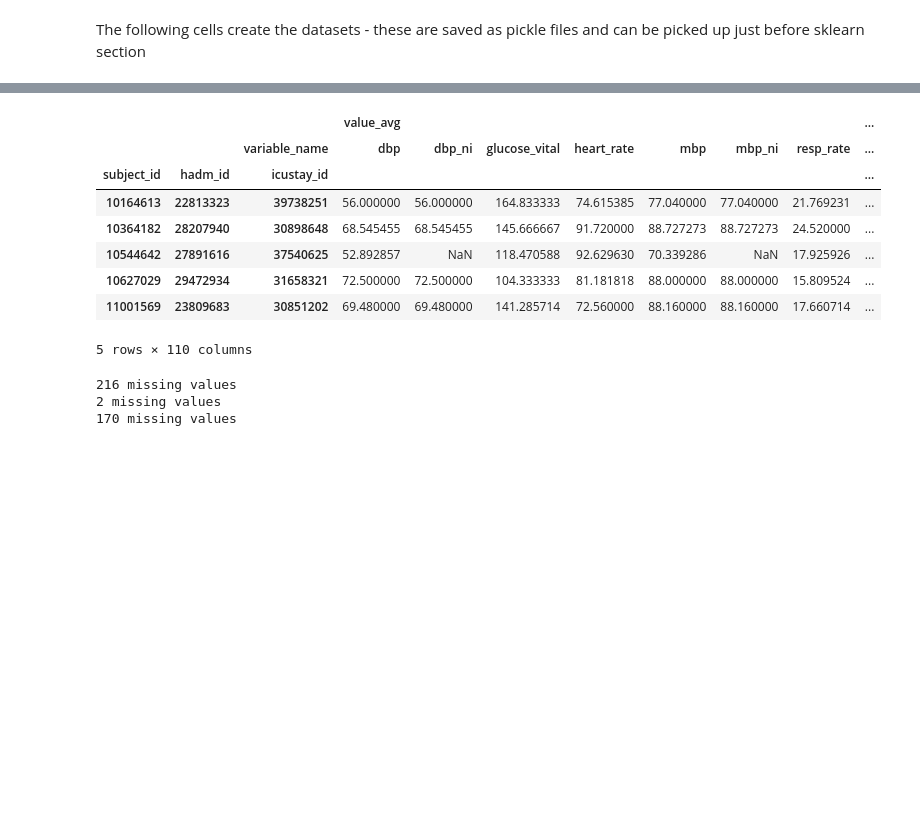
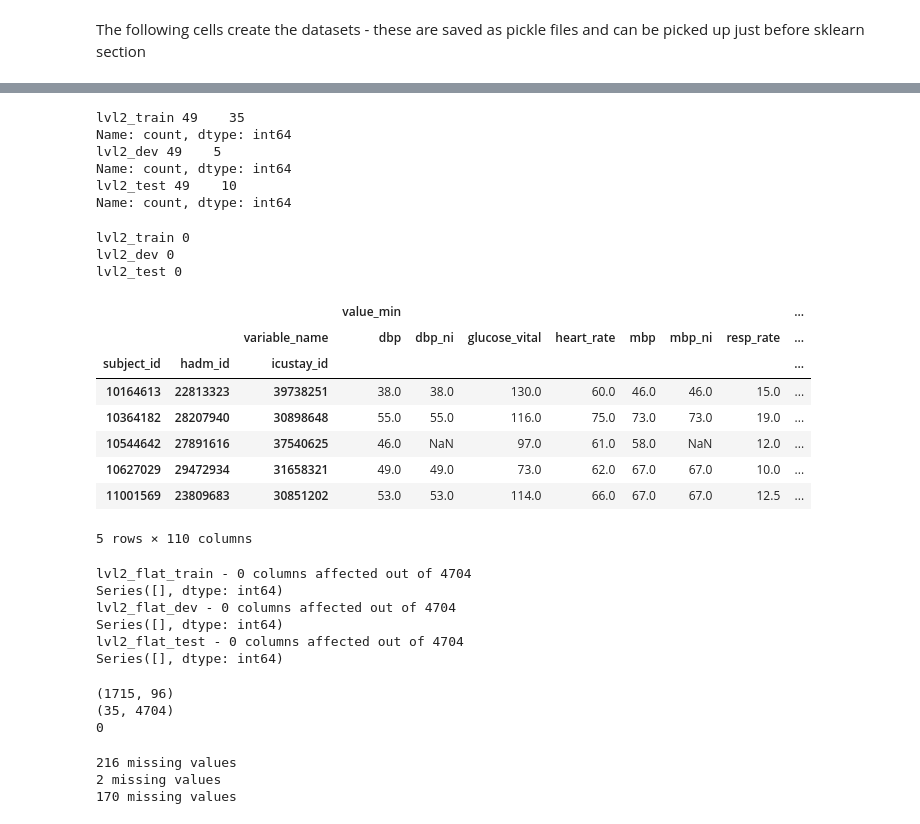
Before and after one commit to LizCrellin/msc_mimic_project, a Jupyter notebook: notebooks/1_Understand_Wang_pipeline.ipynb, the cells around one changed output, grey strips where cells are left out. Drawn from its saved outputs; the diff is of its cells as text; code cells hidden in the pictures; blank space fills up the shorter version.

Commit message:
Change pivot method to fix possible problem, diagnose problems and fix error creating missingness indicator

```diff
--- a/notebooks/1_Understand_Wang_pipeline.ipynb
+++ b/notebooks/1_Understand_Wang_pipeline.ipynb
@@ -238,35 +238,77 @@ hslm_stds = hslm_stds.replace(0, 1)
 lvl2_train.loc[:, idx[:, 'hours_since_last_measure']] = (lvl2_train.loc[:, idx[:, 'hours_since_last_measure']] - hslm_means)/hslm_stds
 lvl2_dev.loc[:, idx[:,'hours_since_last_measure']] = (lvl2_dev.loc[:, idx[:,'hours_since_last_measure']] - hslm_means)/hslm_stds
 lvl2_test.loc[:, idx[:,'hours_since_last_measure']] = (lvl2_test.loc[:, idx[:,'hours_since_last_measure']] - hslm_means)/hslm_stds
+# %%
+for name, df in [('lvl2_train', lvl2_train), ('lvl2_dev', lvl2_dev), ('lvl2_test', lvl2_test)]:
+    counts = df.groupby(level=['subject_id', 'hadm_id', 'icustay_id']).size()
+    print(name, counts.value_counts())
+# %% [output]
+lvl2_train 49    35
+Name: count, dtype: int64
+lvl2_dev 49    5
+Name: count, dtype: int64
+lvl2_test 49    10
+Name: count, dtype: int64
+# %%
+for name, df in [('lvl2_train', lvl2_train), ('lvl2_dev', lvl2_dev), ('lvl2_test', lvl2_test)]:
+    n = df.isnull().sum().sum()
+    print(name, n)
+# %% [output]
+lvl2_train 0
+lvl2_dev 0
+lvl2_test 0
 # %%
 # pivot the hourly representation to wide:
 # raw_train, raw_dev, raw_test, lvl2_train, lvl2_dev, lvl2_test = [                 # no need to call simple_imputer() here, as it's been called earlier on the full dataset.
 #     simple_imputer(df) for df in (raw_train, raw_dev, raw_test, lvl2_train, lvl2_dev, lvl2_test)
 # ]
 lvl2_flat_train, lvl2_flat_dev, lvl2_flat_test = [                                  # removed the raw datasets.
-    df.pivot_table(index=['subject_id', 'hadm_id', 'icustay_id'], columns=['hours_in']) for df in (
+    df.unstack('hours_in') for df in (
         lvl2_train, lvl2_dev, lvl2_test
     )
 ]
 
 # alt representation - pivot to wide
 alt_flat_train, alt_flat_dev, alt_flat_test = [
-    df.pivot_table(index=['subject_id', 'hadm_id', 'icustay_id'], columns=['variable_name']) for df in (
-        alt_train, alt_dev, alt_test
-    )
+    df.set_index([
+        'subject_id', 'hadm_id', 'icustay_id', 'variable_name'
+        ]
+        ).unstack('variable_name') for df in (alt_train, alt_dev, alt_test)
 ]
 
+#lvl2_flat_train.head()
 alt_flat_train.head()
 # %% [output]
-|  |  |  | value_avg |  |  |  |  |  |  | ... |
+|  |  |  | value_min |  |  |  |  |  |  | ... |
 |  |  | variable_name | dbp | dbp_ni | glucose_vital | heart_rate | mbp | mbp_ni | resp_rate | ... |
 | subject_id | hadm_id | icustay_id |  |  |  |  |  |  |  | ... |
-| 10164613 | 22813323 | 39738251 | 56.000000 | 56.000000 | 164.833333 | 74.615385 | 77.040000 | 77.040000 | 21.769231 | ... |
-| 10364182 | 28207940 | 30898648 | 68.545455 | 68.545455 | 145.666667 | 91.720000 | 88.727273 | 88.727273 | 24.520000 | ... |
-| 10544642 | 27891616 | 37540625 | 52.892857 | NaN | 118.470588 | 92.629630 | 70.339286 | NaN | 17.925926 | ... |
-| 10627029 | 29472934 | 31658321 | 72.500000 | 72.500000 | 104.333333 | 81.181818 | 88.000000 | 88.000000 | 15.809524 | ... |
-| 11001569 | 23809683 | 30851202 | 69.480000 | 69.480000 | 141.285714 | 72.560000 | 88.160000 | 88.160000 | 17.660714 | ... |
+| 10164613 | 22813323 | 39738251 | 38.0 | 38.0 | 130.0 | 60.0 | 46.0 | 46.0 | 15.0 | ... |
+| 10364182 | 28207940 | 30898648 | 55.0 | 55.0 | 116.0 | 75.0 | 73.0 | 73.0 | 19.0 | ... |
+| 10544642 | 27891616 | 37540625 | 46.0 | NaN | 97.0 | 61.0 | 58.0 | NaN | 12.0 | ... |
+| 10627029 | 29472934 | 31658321 | 49.0 | 49.0 | 73.0 | 62.0 | 67.0 | 67.0 | 10.0 | ... |
+| 11001569 | 23809683 | 30851202 | 53.0 | 53.0 | 114.0 | 66.0 | 67.0 | 67.0 | 12.5 | ... |
 5 rows × 110 columns
+# %%
+for name, df in [('lvl2_flat_train', lvl2_flat_train), ('lvl2_flat_dev', lvl2_flat_dev), ('lvl2_flat_test', lvl2_flat_test)]:
+    nulls = df.isnull().sum()
+    nulls = nulls[nulls > 0]
+    print(name, '-', len(nulls), 'columns affected out of', df.shape[1])
+    print(nulls.head(50))
+# %% [output]
+lvl2_flat_train - 0 columns affected out of 4704
+Series([], dtype: int64)
+lvl2_flat_dev - 0 columns affected out of 4704
+Series([], dtype: int64)
+lvl2_flat_test - 0 columns affected out of 4704
+Series([], dtype: int64)
+# %%
+print(lvl2_train.shape)        # long format, pre-pivot - sanity check
+print(lvl2_flat_train.shape)   # wide format, post-pivot
+print(lvl2_flat_train.columns.duplicated().sum())
+# %% [output]
+(1715, 96)
+(35, 4704)
+0
 # %%
 # Make sure I have a row for every ICU stay for alt representation - this may not be the case if any had no obs at all
 
```
Also changed, not shown: parts of 6 cells of this notebook.
